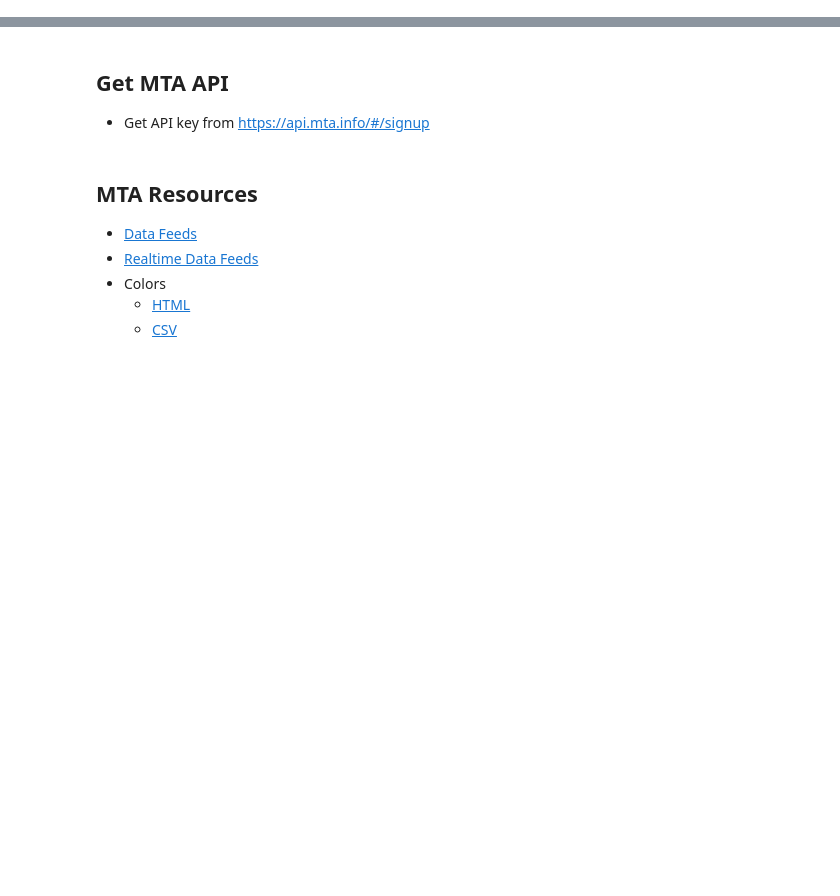
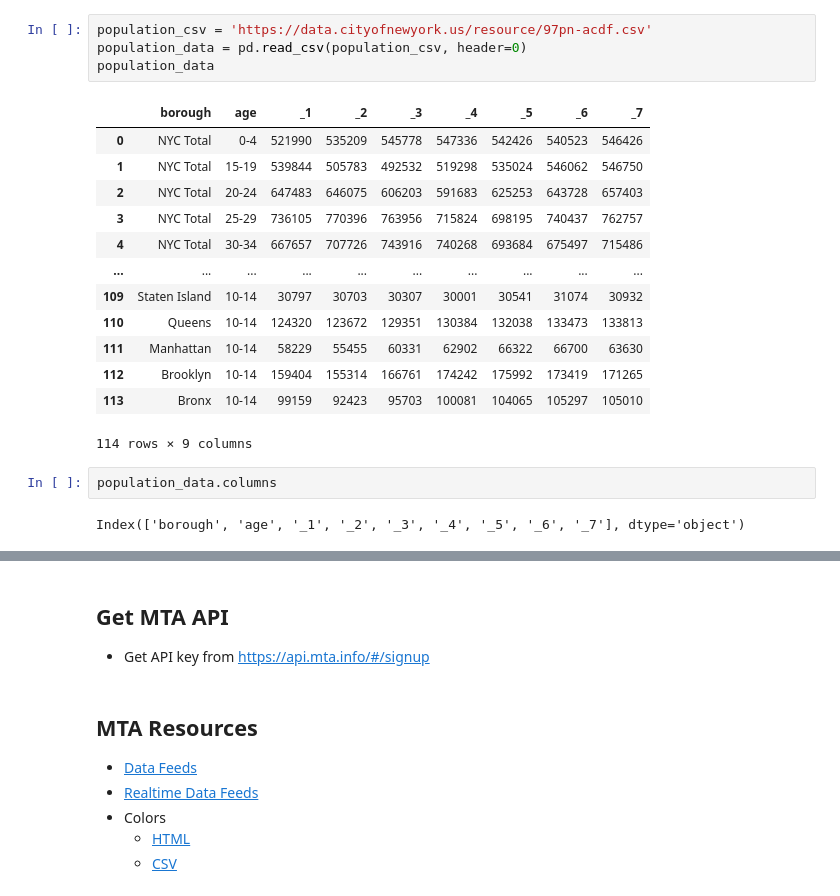
Before and after one commit to berryny/open_data_python_mta, a Jupyter notebook: MTA_Notebook.ipynb, the cells around one changed output, grey strips where cells are left out. Cells and saved outputs as stored; diff of their text form; blank space fills up the shorter version.

```diff
--- a/MTA_Notebook.ipynb
+++ b/MTA_Notebook.ipynb
@@ -12,0 +33,22 @@ The application data is collected from MTA’s open dataset and developed using
+# %%
+population_csv = 'https://data.cityofnewyork.us/resource/97pn-acdf.csv'
+population_data = pd.read_csv(population_csv, header=0)
+population_data
+# %% [output]
+|  | borough | age | _1 | _2 | _3 | _4 | _5 | _6 | _7 |
+| 0 | NYC Total | 0-4 | 521990 | 535209 | 545778 | 547336 | 542426 | 540523 | 546426 |
+| 1 | NYC Total | 15-19 | 539844 | 505783 | 492532 | 519298 | 535024 | 546062 | 546750 |
+| 2 | NYC Total | 20-24 | 647483 | 646075 | 606203 | 591683 | 625253 | 643728 | 657403 |
+| 3 | NYC Total | 25-29 | 736105 | 770396 | 763956 | 715824 | 698195 | 740437 | 762757 |
+| 4 | NYC Total | 30-34 | 667657 | 707726 | 743916 | 740268 | 693684 | 675497 | 715486 |
+| ... | ... | ... | ... | ... | ... | ... | ... | ... | ... |
+| 109 | Staten Island | 10-14 | 30797 | 30703 | 30307 | 30001 | 30541 | 31074 | 30932 |
+| 110 | Queens | 10-14 | 124320 | 123672 | 129351 | 130384 | 132038 | 133473 | 133813 |
+| 111 | Manhattan | 10-14 | 58229 | 55455 | 60331 | 62902 | 66322 | 66700 | 63630 |
+| 112 | Brooklyn | 10-14 | 159404 | 155314 | 166761 | 174242 | 175992 | 173419 | 171265 |
+| 113 | Bronx | 10-14 | 99159 | 92423 | 95703 | 100081 | 104065 | 105297 | 105010 |
+114 rows × 9 columns
+# %%
+population_data.columns
+# %% [output]
+Index(['borough', 'age', '_1', '_2', '_3', '_4', '_5', '_6', '_7'], dtype='object')
```
Also changed, not shown: parts of 16 cells of this notebook.
